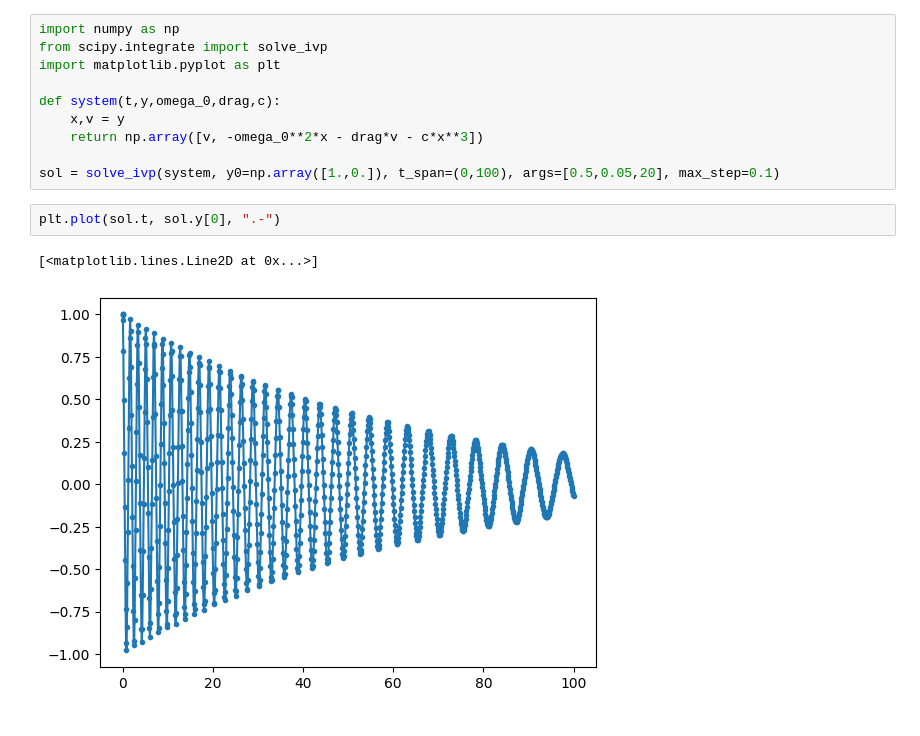
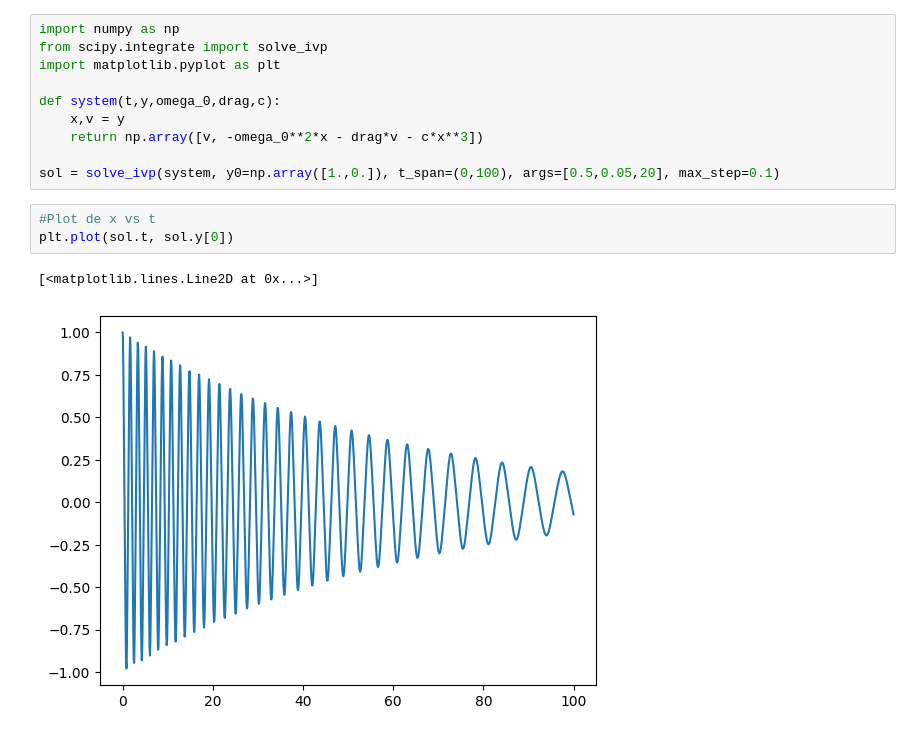
Before and after one commit to sarchilagomez1/MetodosComputacionales2-Fuentes-Archila, a Jupyter notebook: actividadODEs.ipynb, the cells around one changed output. Drawn from its saved outputs; the diff is of its cells as text.

```diff
--- a/actividadODEs.ipynb
+++ b/actividadODEs.ipynb
@@ -9,7 +9,8 @@ def system(t,y,omega_0,drag,c):
 
 sol = solve_ivp(system, y0=np.array([1.,0.]), t_span=(0,100), args=[0.5,0.05,20], max_step=0.1)
 # %%
-plt.plot(sol.t, sol.y[0], ".-")
+#Plot de x vs t
+plt.plot(sol.t, sol.y[0])
 # %% [output]
 [<matplotlib.lines.Line2D at 0x...>]
-[figure, old version]
+[figure, new version]
```
Also changed, not shown: parts of 2 cells of this notebook.
